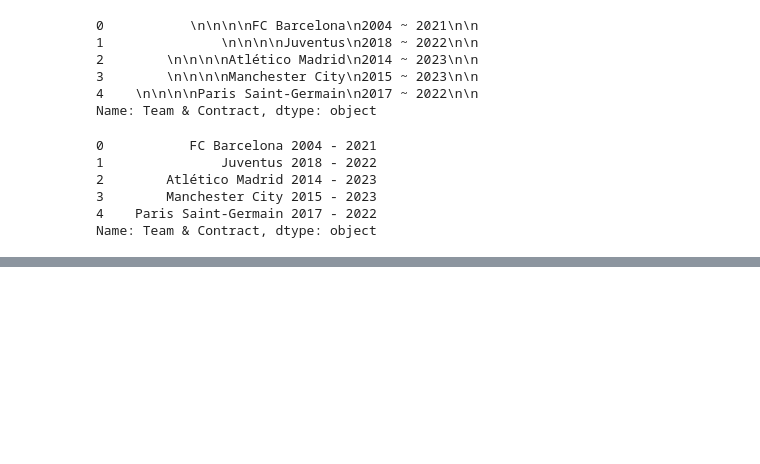
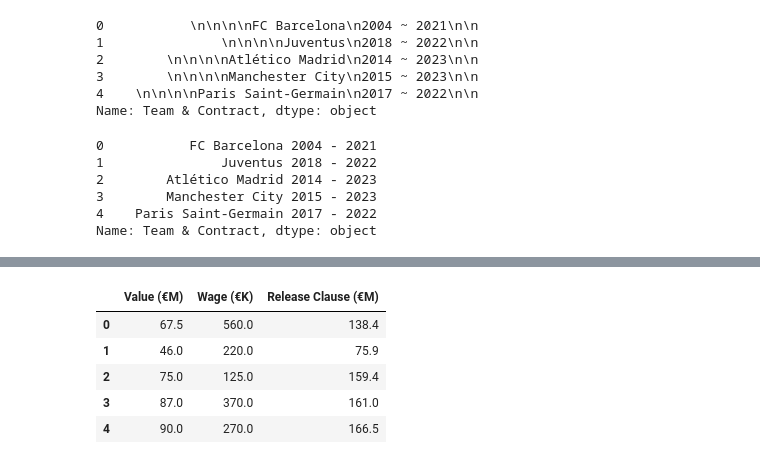
Before and after one commit to spusuluri/Data-Science-Projects, a Jupyter notebook: Project_2_FIFA/FIFA_data_cleaning.ipynb, the cells around one changed output, grey strips where cells are left out. Saved outputs shown, nothing was run; the diff lists cells and outputs as text; code cells hidden in the pictures; blank space fills up the shorter version.

```diff
--- a/Project_2_FIFA/FIFA_data_cleaning.ipynb
+++ b/Project_2_FIFA/FIFA_data_cleaning.ipynb
@@ -129,0 +145,13 @@ Name: Team & Contract, dtype: object
+# %%
+# The regex expression extracts the numeric part, including decimals, from the columns
+df['Value (€M)'] = df['Value (€M)'].str.extract(r'€([\d.]+)M').astype(float)
+df['Wage (€K)'] = df['Wage (€K)'].str.extract(r'€([\d.]+)K').astype(float)
+df['Release Clause (€M)'] = df['Release Clause (€M)'].str.extract(r'€([\d.]+)M').astype(float)
+df[new_columns_to_fix_1].head()
+# %% [output]
+|  | Value (€M) | Wage (€K) | Release Clause (€M) |
+| 0 | 67.5 | 560.0 | 138.4 |
+| 1 | 46.0 | 220.0 | 75.9 |
+| 2 | 75.0 | 125.0 | 159.4 |
+| 3 | 87.0 | 370.0 | 161.0 |
+| 4 | 90.0 | 270.0 | 166.5 |
```
Also changed, not shown: parts of 16 cells of this notebook.
